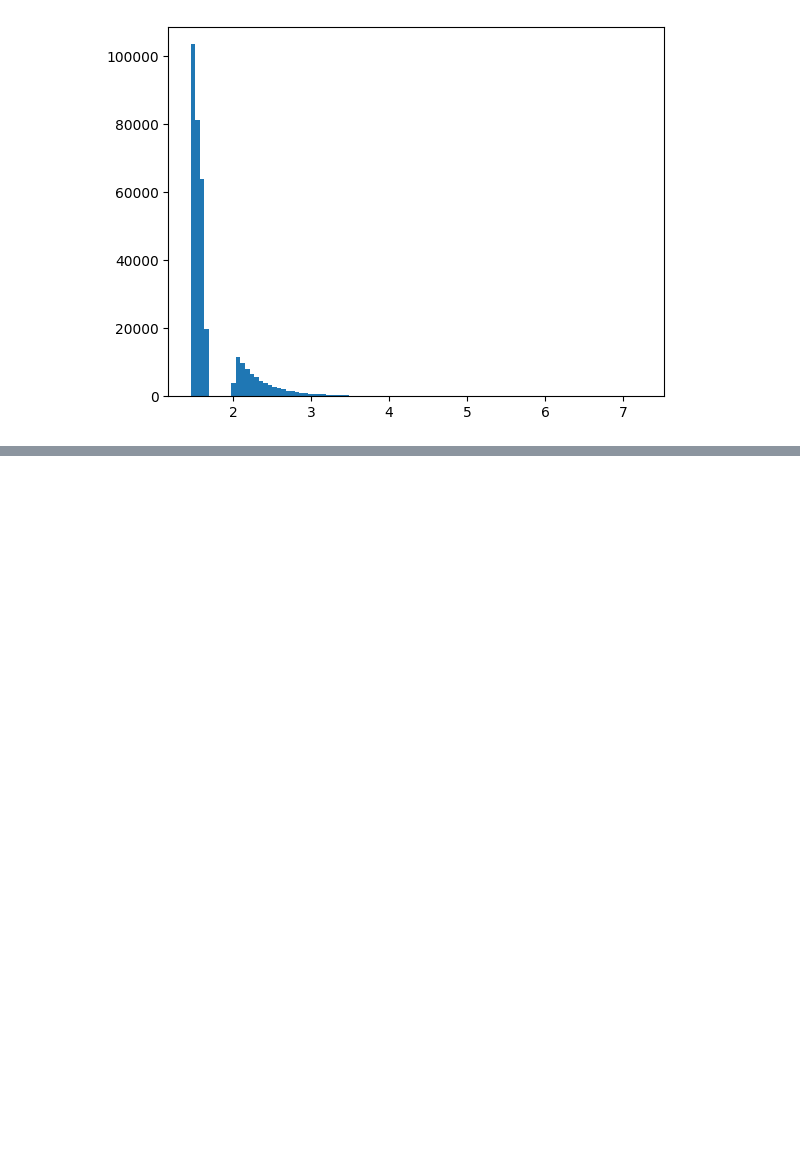
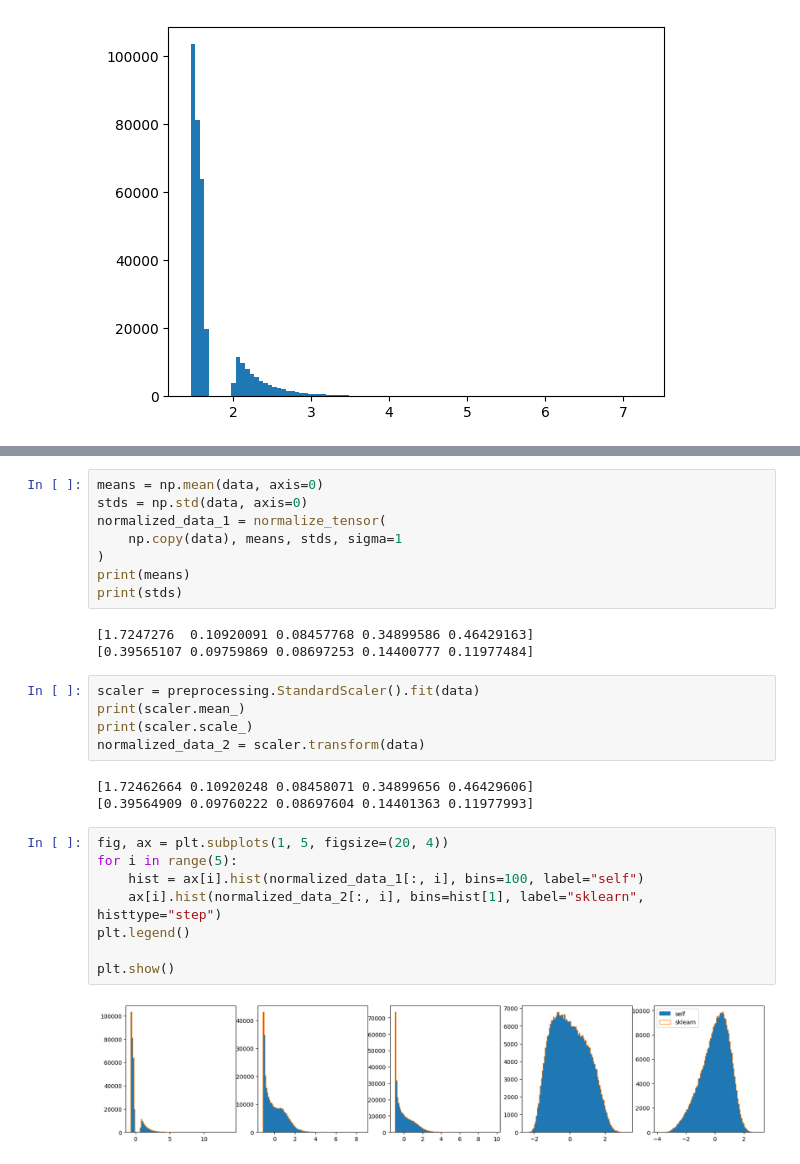
Before and after one commit to ewencedr/particle_fm, a Jupyter notebook: notebooks/40_generative_challenge.ipynb, the cells around one changed output, grey strips where cells are left out. Drawn from its saved outputs; the diff is of its cells as text; blank space fills up the shorter version.

Commit message:
replace preprocessing with scikit learn pipeline

```diff
--- a/notebooks/40_generative_challenge.ipynb
+++ b/notebooks/40_generative_challenge.ipynb
@@ -32,0 +38,29 @@ for i in range(1,3):
+# %%
+means = np.mean(data, axis=0)
+stds = np.std(data, axis=0)
+normalized_data_1 = normalize_tensor(
+    np.copy(data), means, stds, sigma=1
+)
+print(means)
+print(stds)
+# %% [output]
+[1.7247276  0.10920091 0.08457768 0.34899586 0.46429163]
+[0.39565107 0.09759869 0.08697253 0.14400777 0.11977484]
+# %%
+scaler = preprocessing.StandardScaler().fit(data)
+print(scaler.mean_)
+print(scaler.scale_)
+normalized_data_2 = scaler.transform(data)
+# %% [output]
+[1.72462664 0.10920248 0.08458071 0.34899656 0.46429606]
+[0.39564909 0.09760222 0.08697604 0.14401363 0.11977993]
+# %%
+fig, ax = plt.subplots(1, 5, figsize=(20, 4))
+for i in range(5):
+    hist = ax[i].hist(normalized_data_1[:, i], bins=100, label="self")
+    ax[i].hist(normalized_data_2[:, i], bins=hist[1], label="sklearn", histtype="step")
+plt.legend()
+
+plt.show()
+# %% [output]
+[figure, added]
```
Also changed, not shown: parts of 6 cells of this notebook, 6 other files.
